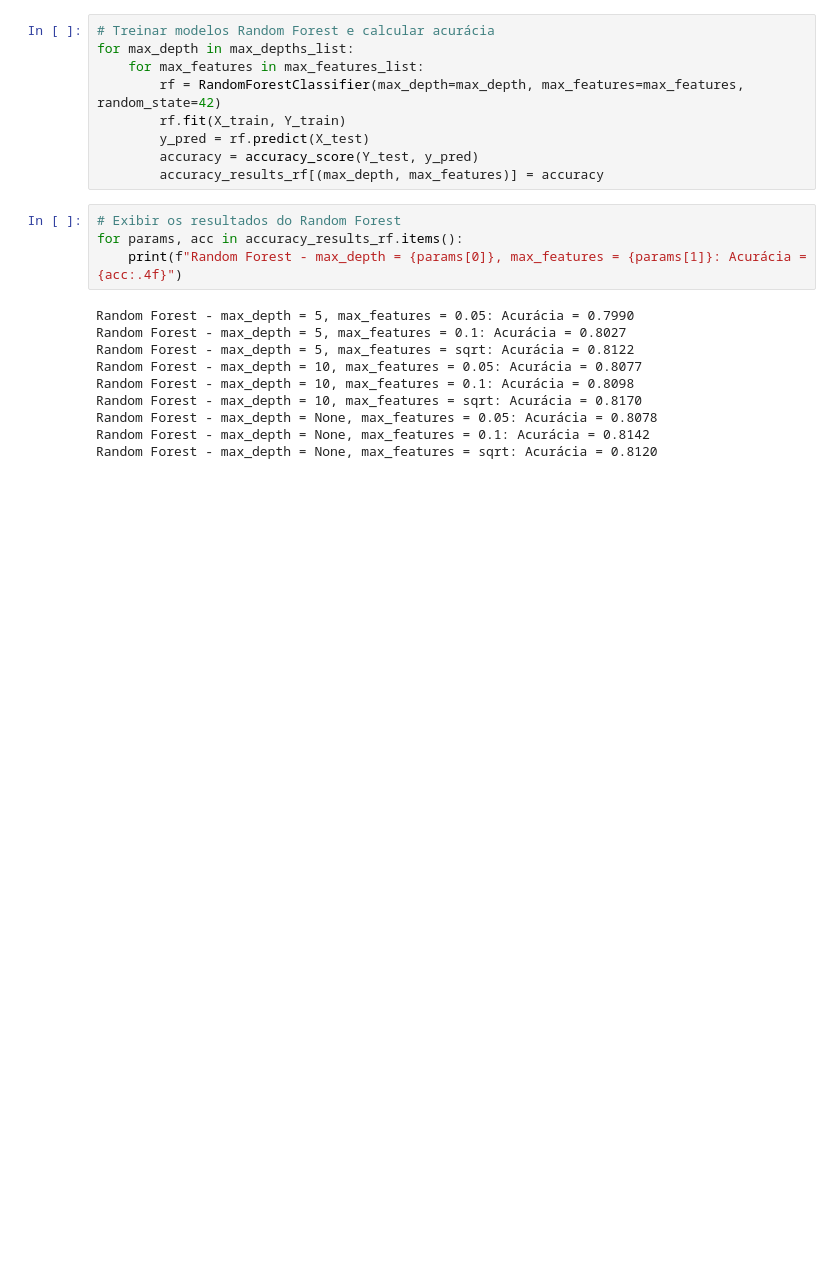
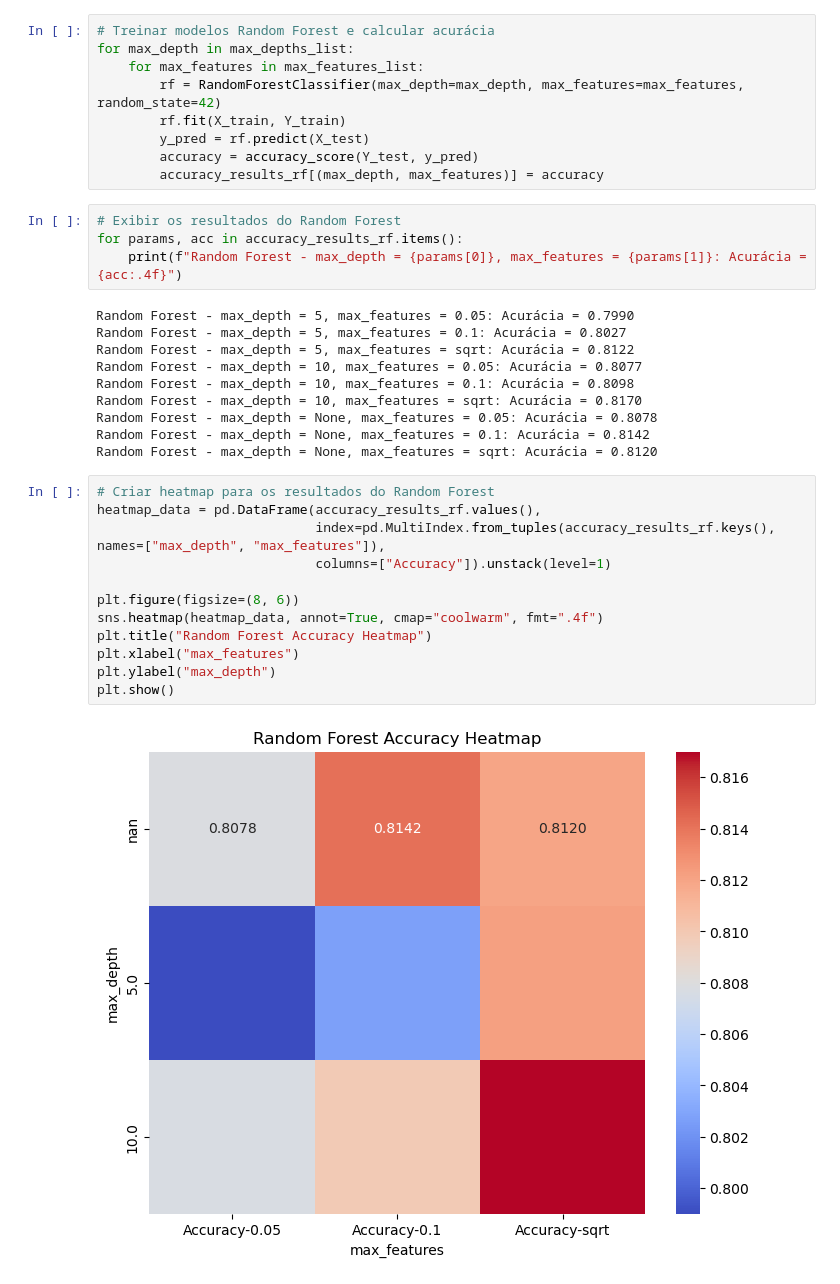
Before and after one commit to jorgelpiva/otmizacaoHiperParamentros, a Jupyter notebook: hiperparametros.ipynb, the cells around one changed output. Cells and saved outputs as stored; diff of their text form; blank space fills up the shorter version.

```diff
--- a/hiperparametros.ipynb
+++ b/hiperparametros.ipynb
@@ -93,3 +95,17 @@ Random Forest - max_depth = 10, max_features = sqrt: Acurácia = 0.8170
 Random Forest - max_depth = None, max_features = 0.05: Acurácia = 0.8078
 Random Forest - max_depth = None, max_features = 0.1: Acurácia = 0.8142
 Random Forest - max_depth = None, max_features = sqrt: Acurácia = 0.8120
+# %%
+# Criar heatmap para os resultados do Random Forest
+heatmap_data = pd.DataFrame(accuracy_results_rf.values(),
+                            index=pd.MultiIndex.from_tuples(accuracy_results_rf.keys(), names=["max_depth", "max_features"]),
+                            columns=["Accuracy"]).unstack(level=1)
+
+plt.figure(figsize=(8, 6))
+sns.heatmap(heatmap_data, annot=True, cmap="coolwarm", fmt=".4f")
+plt.title("Random Forest Accuracy Heatmap")
+plt.xlabel("max_features")
+plt.ylabel("max_depth")
+plt.show()
+# %% [output]
+[figure, added]
```
Also changed, not shown: parts of 1 cell of this notebook.
